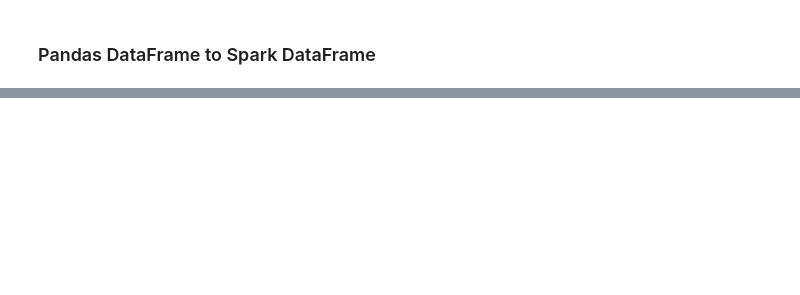
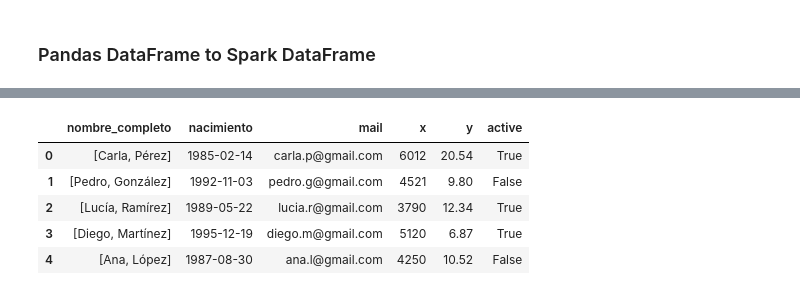
Before and after one commit to MarceloMedel/pyspark-usach-v2, a Jupyter notebook: pyspark-hands-on.ipynb, the cells around one changed output, grey strips where cells are left out. Saved outputs shown, nothing was run; the diff lists cells and outputs as text; code cells hidden in the pictures; blank space fills up the shorter version.

```diff
--- a/pyspark-hands-on.ipynb
+++ b/pyspark-hands-on.ipynb
@@ -463,0 +748,3 @@ df
+# %%
+df = spark.createDataFrame(pdf)
+df.show()
@@ -463,0 +789,10 @@ df
+# %%
+pdf2 = df.toPandas()
+pdf.head()
+# %% [output]
+|  | nombre_completo | nacimiento | mail | x | y | active |
+| 0 | [Carla, Pérez] | 1985-02-14 | carla.p@gmail.com | 6012 | 20.54 | True |
+| 1 | [Pedro, González] | 1992-11-03 | pedro.g@gmail.com | 4521 | 9.80 | False |
+| 2 | [Lucía, Ramírez] | 1989-05-22 | lucia.r@gmail.com | 3790 | 12.34 | True |
+| 3 | [Diego, Martínez] | 1995-12-19 | diego.m@gmail.com | 5120 | 6.87 | True |
+| 4 | [Ana, López] | 1987-08-30 | ana.l@gmail.com | 4250 | 10.52 | False |
```
Also changed, not shown: parts of 10 cells of this notebook.
